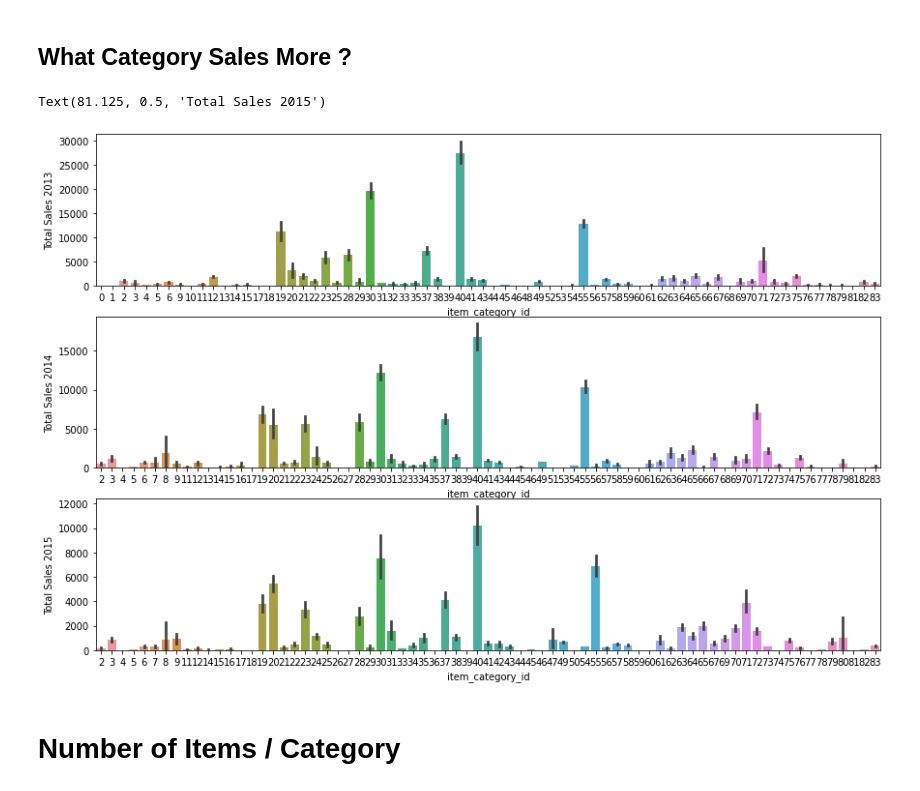
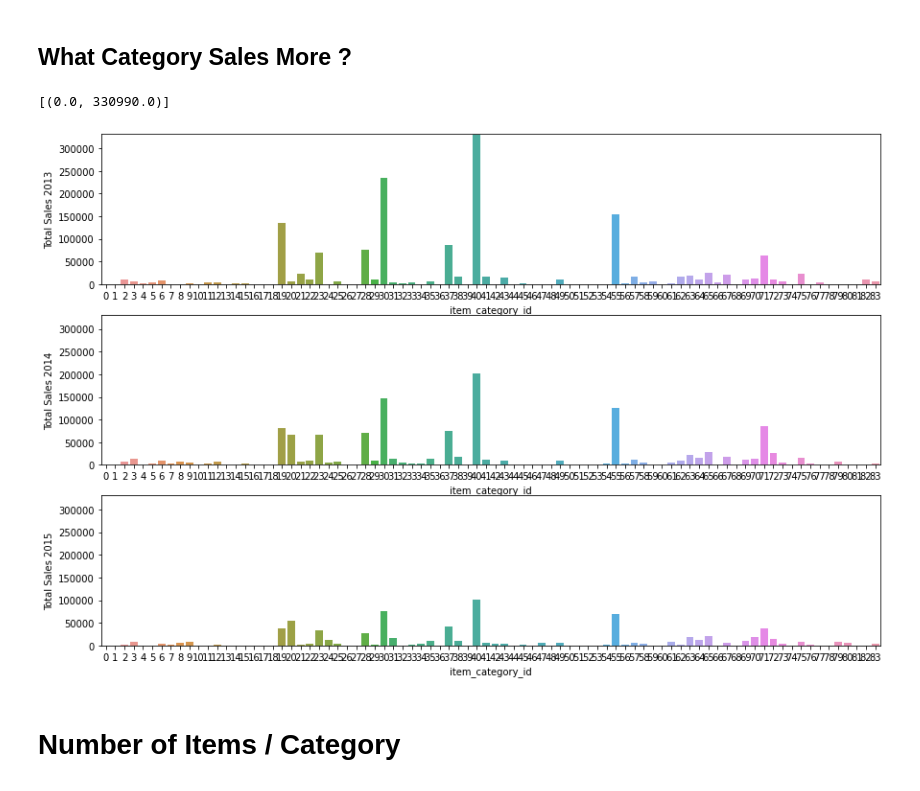
Before and after one commit to PaulIusztin/sales-prediction, a Jupyter notebook: notebooks/eda_monthly.ipynb, the cells around one changed output. Saved outputs shown, nothing was run; the diff lists cells and outputs as text; code cells hidden in the pictures.

```diff
--- a/notebooks/eda_monthly.ipynb
+++ b/notebooks/eda_monthly.ipynb
@@ -326,19 +344,30 @@ Text(0, 0.5, 'Total Revenue')
 # %%
-# TODO: Fill missing categories for a better visualization.
-train_categories_sales_df = train_monthly_df.groupby(["year", "month_block", "item_category_id"], as_index=False).agg({"item_cnt": ["sum"]})
-train_categories_sales_df.columns = ["year", "month_block", "item_category_id", "item_cnt"]
+train_categories_sales_df = train_monthly_df.groupby(["year", "item_category_id"], as_index=False).agg({"item_cnt": ["sum"]})
+train_categories_sales_df.columns = ["year", "item_category_id", "item_cnt"]
 
-fig, ax = plt.subplots(3, 1, figsize=(12, 8))
-fig.tight_layout()
+categories_year_2013 = train_categories_sales_df[train_categories_sales_df["year"] == 2013]
+categories_year_2014 = train_categories_sales_df[train_categories_sales_df["year"] == 2014]
+categories_year_2015 = train_categories_sales_df[train_categories_sales_df["year"] == 2015]
 
-sns.barplot(x="item_category_id", y="item_cnt", data=train_categories_sales_df[train_categories_sales_df["year"] == 2013], ax=ax[0])
-ax[0].set_ylabel("Total Sales 2013")
-sns.barplot(x="item_category_id", y="item_cnt", data=train_categories_sales_df[train_categories_sales_df["year"] == 2014], ax=ax[1])
-ax[1].set_ylabel("Total Sales 2014")
-sns.barplot(x="item_category_id", y="item_cnt", data=train_categories_sales_df[train_categories_sales_df["year"] == 2015], ax=ax[2])
-ax[2].set_ylabel("Total Sales 2015")
+all_possible_categories = set(categories_year_2013["item_category_id"].unique()).union(set(categories_year_2014["item_category_id"].unique())).union(set(categories_year_2015["item_category_id"].unique()))
+categories_year_2013 = fill_missing_categories(categories_year_2013, all_possible_categories)
+categories_year_2014 = fill_missing_categories(categories_year_2014, all_possible_categories)
+categories_year_2015 = fill_missing_categories(categories_year_2015, all_possible_categories)
-# %% [output]
-Text(81.125, 0.5, 'Total Sales 2015')
-[figure, removed]
+# %%
+fig, ax = plt.subplots(3, 1, figsize=(12, 8))
+fig.tight_layout()
+
+sns.barplot(x="item_category_id", y="item_cnt", data=categories_year_2013, ax=ax[0])
+ax[0].set_ylabel("Total Sales 2013")
+ax[0].set(ylim=(0, train_categories_sales_df["item_cnt"].max() + 100))
+sns.barplot(x="item_category_id", y="item_cnt", data=categories_year_2014, ax=ax[1])
+ax[1].set_ylabel("Total Sales 2014")
+ax[1].set(ylim=(0, train_categories_sales_df["item_cnt"].max() + 100))
+sns.barplot(x="item_category_id", y="item_cnt", data=categories_year_2015, ax=ax[2])
+ax[2].set_ylabel("Total Sales 2015")
+ax[2].set(ylim=(0, train_categories_sales_df["item_cnt"].max() + 100))
+# %% [output]
+[(0.0, 330990.0)]
+[figure, added]
 # %% [markdown]
 # Number of Items / Category
```
Also changed, not shown: parts of 19 cells of this notebook.
